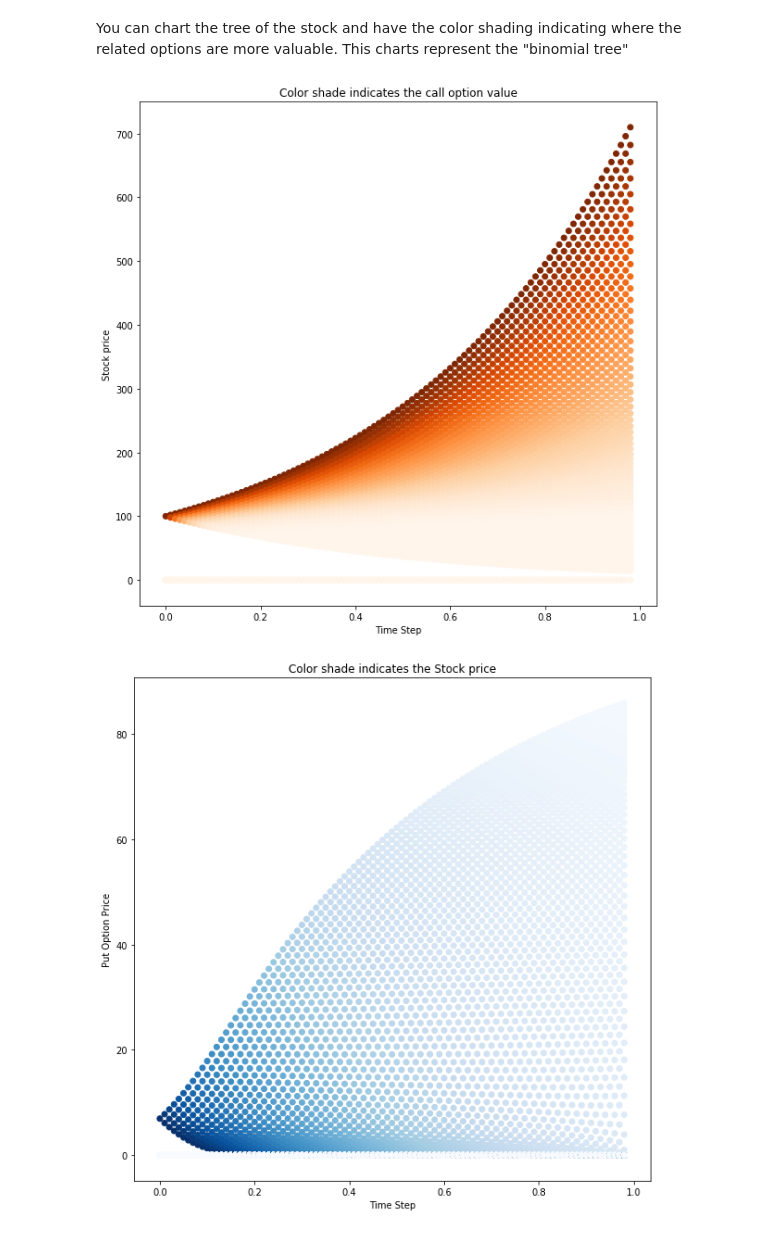
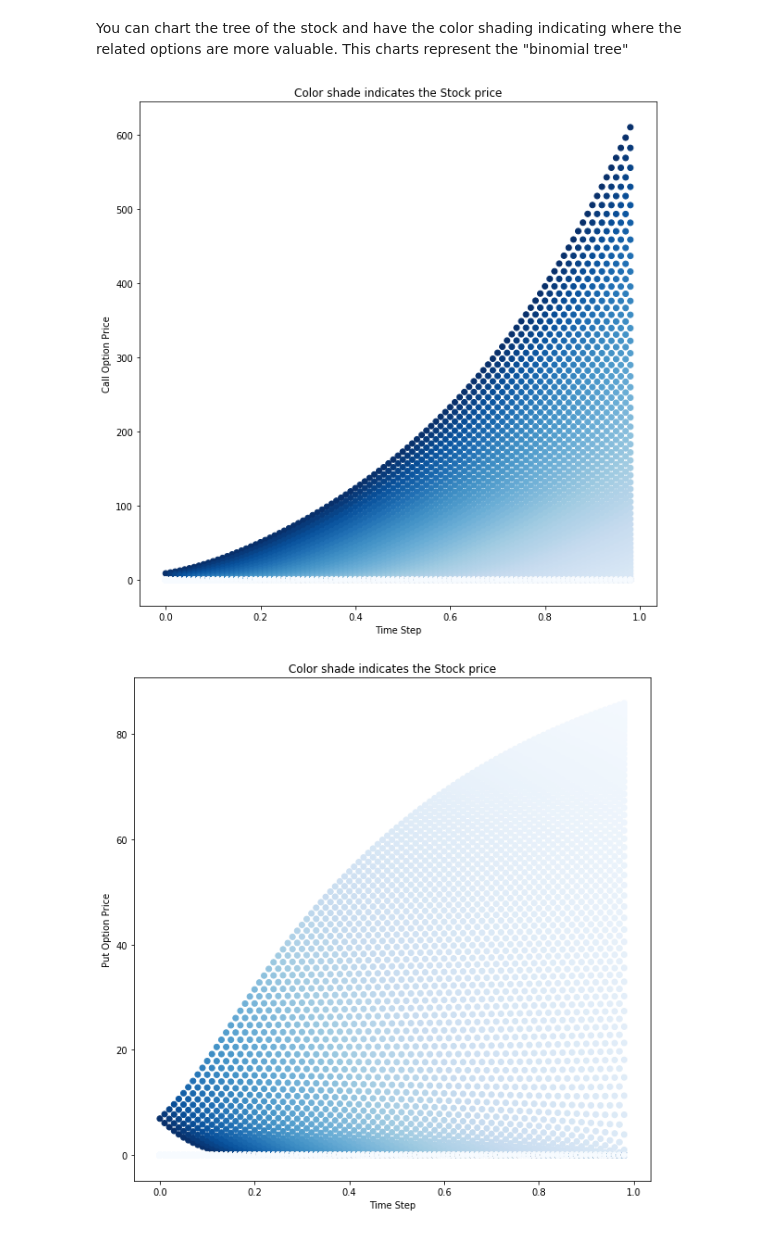
Before and after one commit to jecabcas/library1, a Jupyter notebook: Options_Pricing.ipynb, the cells around one changed output. Saved outputs shown, nothing was run; the diff lists cells and outputs as text; code cells hidden in the pictures.

```diff
--- a/Options_Pricing.ipynb
+++ b/Options_Pricing.ipynb
@@ -357,9 +477,9 @@ matrix([[100.        , 102.020134  , 104.08107742, ..., 695.87509706,
 You can chart the tree of the stock and have the color shading indicating where the related options are more valuable.
 This charts represent the "binomial tree"
 # %%
-my_option.eur_call_bin_plot(True)
+my_option.eur_call_bin_plot(False)
 # %% [output]
-[figure, old version]
+[figure, new version]
 # %%
 my_option.eur_put_bin_plot(False)
 # %% [output]
```
Also changed, not shown: parts of 7 cells of this notebook.
